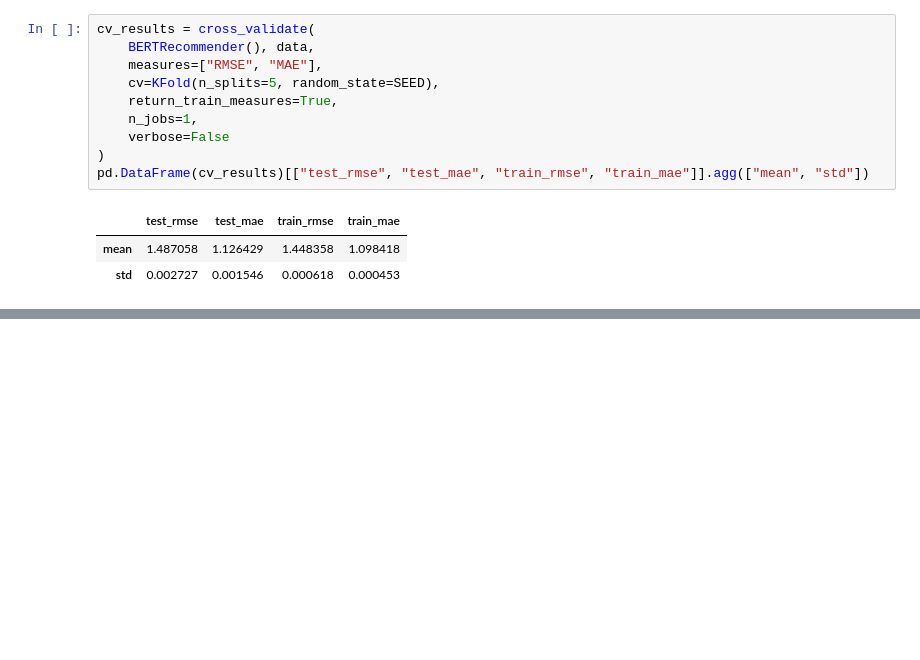
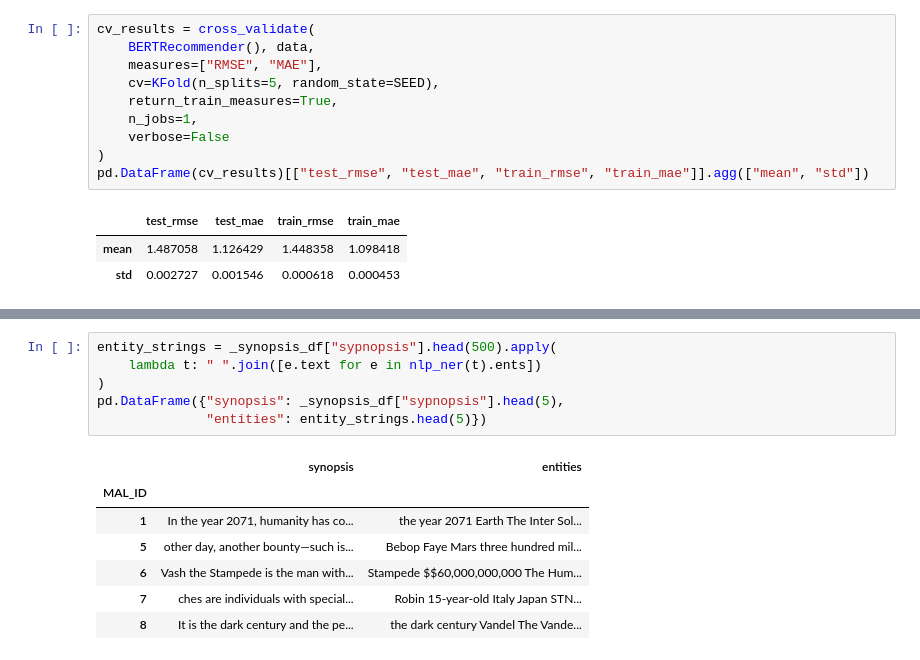
Before and after one commit to rubendjg/Anime-Recommendation-System, a Jupyter notebook: modeling/modeling.ipynb, the cells around one changed output, grey strips where cells are left out. Saved outputs shown, nothing was run; the diff lists cells and outputs as text; blank space fills up the shorter version.

```diff
--- a/modeling/modeling.ipynb
+++ b/modeling/modeling.ipynb
@@ -839,0 +881,14 @@ pd.DataFrame(cv_results)[["test_rmse", "test_mae", "train_rmse", "train_mae"]].a
+# %%
+entity_strings = _synopsis_df["sypnopsis"].head(500).apply(
+    lambda t: " ".join([e.text for e in nlp_ner(t).ents])
+)
+pd.DataFrame({"synopsis": _synopsis_df["sypnopsis"].head(5),
+              "entities": entity_strings.head(5)})
+# %% [output]
+|  | synopsis | entities |
+| MAL_ID |  |  |
+| 1 | In the year 2071, humanity has co... | the year 2071 Earth The Inter Sol... |
+| 5 | other day, another bounty—such is... | Bebop Faye Mars three hundred mil... |
+| 6 | Vash the Stampede is the man with... | Stampede $$60,000,000,000 The Hum... |
+| 7 | ches are individuals with special... | Robin 15-year-old Italy Japan STN... |
+| 8 | It is the dark century and the pe... | the dark century Vandel The Vande... |
```
Also changed, not shown: parts of 13 cells of this notebook.
